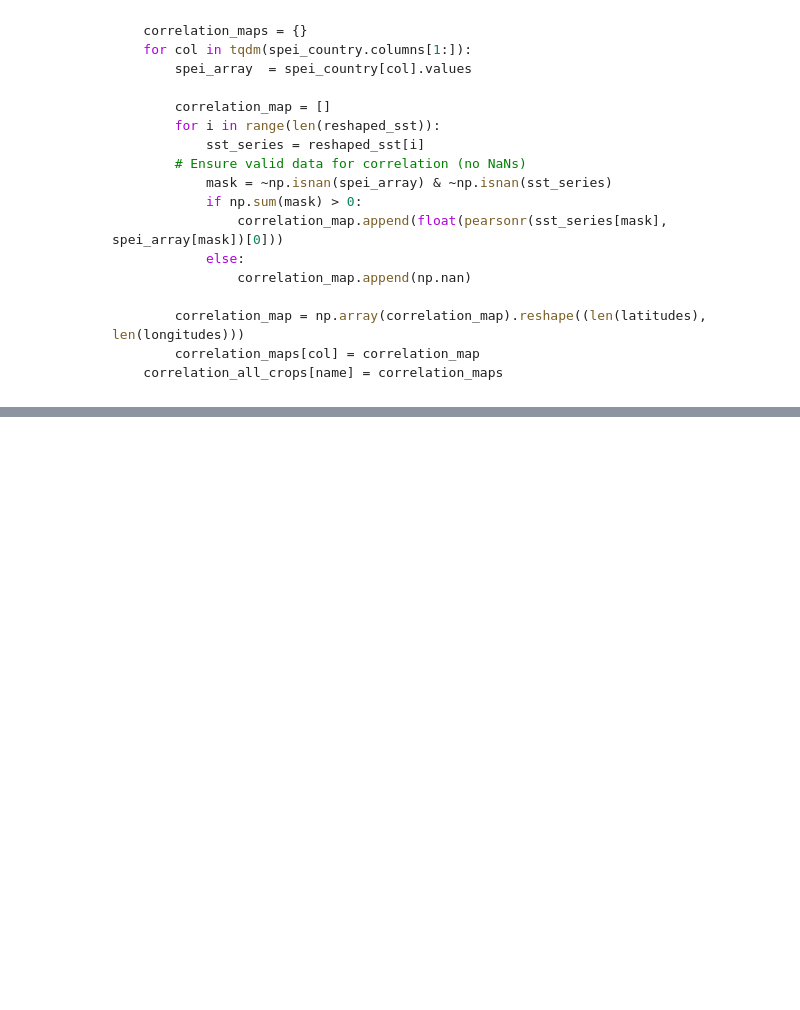
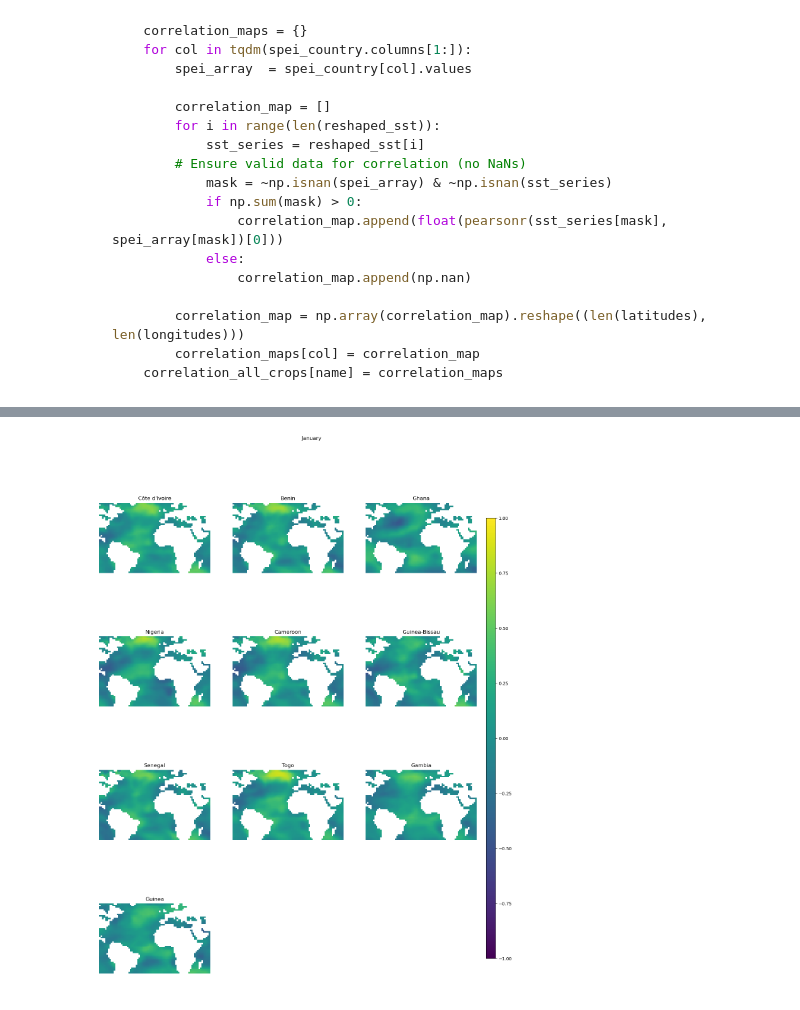
Before and after one commit to blackteacatsu/fall_2024_climate_infectionous, a Jupyter notebook: project/CLIMATE_DISEASE_CORR.ipynb, the cells around one changed output, grey strips where cells are left out. Cells and saved outputs as stored; diff of their text form; code cells hidden in the pictures; blank space fills up the shorter version.

```diff
--- a/project/CLIMATE_DISEASE_CORR.ipynb
+++ b/project/CLIMATE_DISEASE_CORR.ipynb
@@ -334,35 +399,37 @@ rows = (n_countries + cols - 1) // cols  # Calculate rows needed
 
 fig, axes = plt.subplots(4, 3, figsize=(15, 5*rows))
 axes = axes.flatten()  # Flatten to make indexing easier
 
 # Loop through each country and plot
 for i, country in enumerate(df['location_name'].unique()):
     ax = axes[i]
-    im = ax.imshow(correlation_all_country[country], cmap='viridis', vmax=1, vmin=-1)
+    im = ax.imshow(correlation_all_month[12][country], cmap='viridis', vmax=1, vmin=-1)
     ax.set_title(country)  # Add title for each subplot
     ax.axis('off')  # Optional: Turn off the axis for a cleaner look
 
 # Remove unused subplots
 for j in range(i + 1, len(axes)):
     axes[j].axis('off')
 
 # Add a shared colorbar
 fig.subplots_adjust(right=0.85)  # Adjust space for the colorbar
 cbar_ax = fig.add_axes([0.87, 0.15, 0.02, 0.7])  # Position: [left, bottom, width, height]
 fig.colorbar(im, cax=cbar_ax)
-
+fig.suptitle('January')
 
 # Adjust spacing between subplots
 fig.subplots_adjust(
     wspace=0.2,  # Reduce horizontal space between subplots
     hspace=0.3,  # Reduce vertical space between subplots
     left=0.05,   # Adjust left margin
     right=0.85,  # Make space for the colorbar
     top=0.9,     # Adjust top margin
     bottom=0.1   # Adjust bottom margin
 )
 
 plt.show()
+# %% [output]
+[figure, added]
 # %%
 plt.figure(figsize=(14, 8), dpi=180)
 
```
Also changed, not shown: parts of 14 cells of this notebook, 1 other file.
